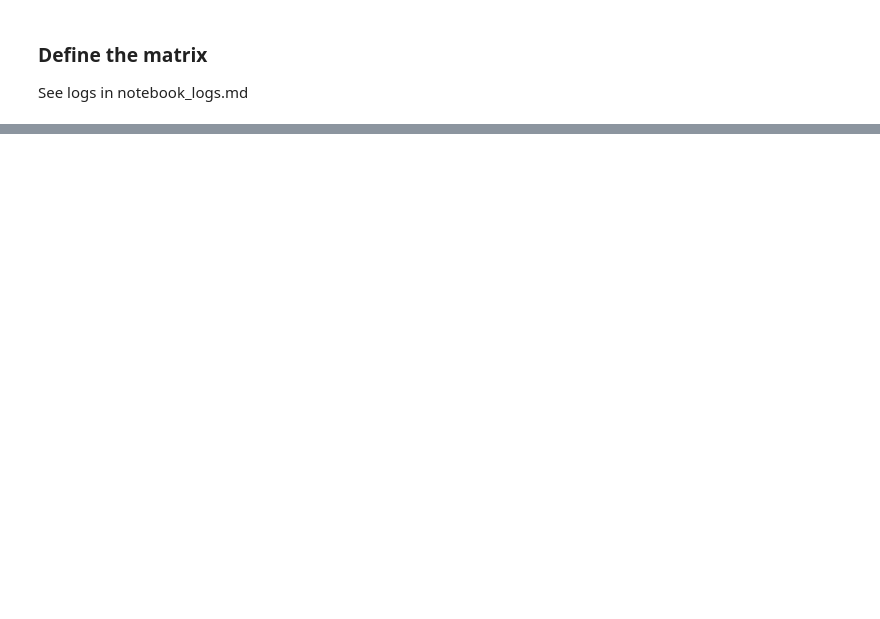
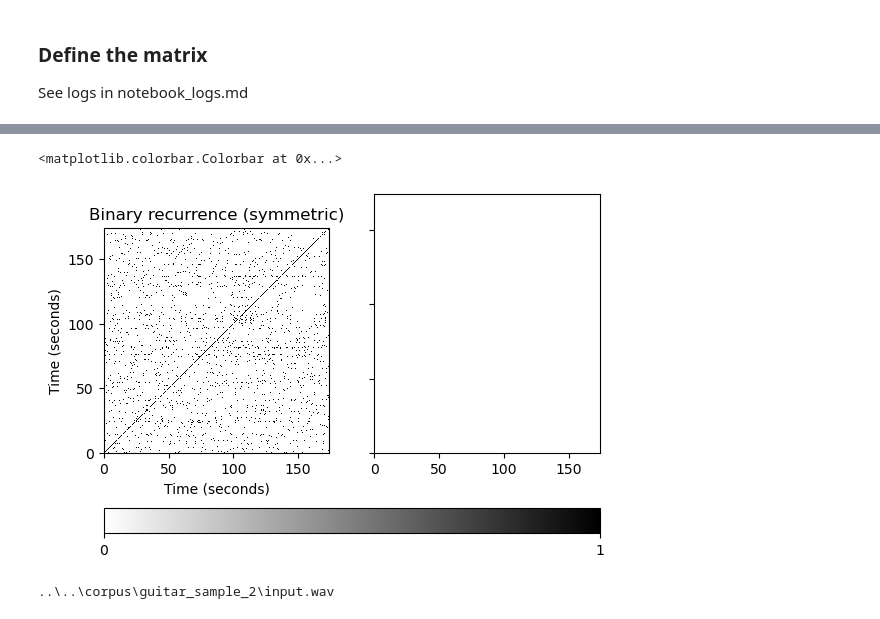
Before and after one commit to HippolyteLC/Foundmusic, a Jupyter notebook: src/grains/5_markov_gs.ipynb, the cells around one changed output, grey strips where cells are left out. Cells and saved outputs as stored; diff of their text form; code cells hidden in the pictures; blank space fills up the shorter version.

```diff
--- a/src/grains/5_markov_gs.ipynb
+++ b/src/grains/5_markov_gs.ipynb
@@ -160,0 +160,22 @@ writing.save_output_data(output_buffer.T, sr, parametre_dict, output_dir)
+# %%
+y, sr = librosa.load(path="..\\..\\corpus\\guitar_sample_1\\output\\20260506_143dd5.wav", sr=48000)
+D = librosa.amplitude_to_db(np.abs(librosa.stft(y)), ref=np.max)
+R = librosa.segment.recurrence_matrix(D, metric='cosine')
+# %%
+import matplotlib.pyplot as plt
+hop_length = 1024
+
+fig, ax = plt.subplots(ncols=2, sharex=True, sharey=True)
+imgsim = librosa.display.specshow(R, x_axis='s', y_axis='s',
+                         hop_length=hop_length, ax=ax[0])
+ax[0].set(title='Binary recurrence (symmetric)')
+fig.colorbar(imgsim, ax=ax, orientation='horizontal', ticks=[0, 1])
+# fig.colorbar(imgaff, ax=ax[1], orientation='horizontal')
+# %% [output]
+<matplotlib.colorbar.Colorbar at 0x...>
+[figure, added]
+# %%
+obj = analysis.AnalysisObject(dir=output_dir, sr=sr)
+obj.load_soundfile()
+# %% [output]
+..\..\corpus\guitar_sample_2\input.wav
```
Also changed, not shown: parts of 9 cells of this notebook, 7 other files.
